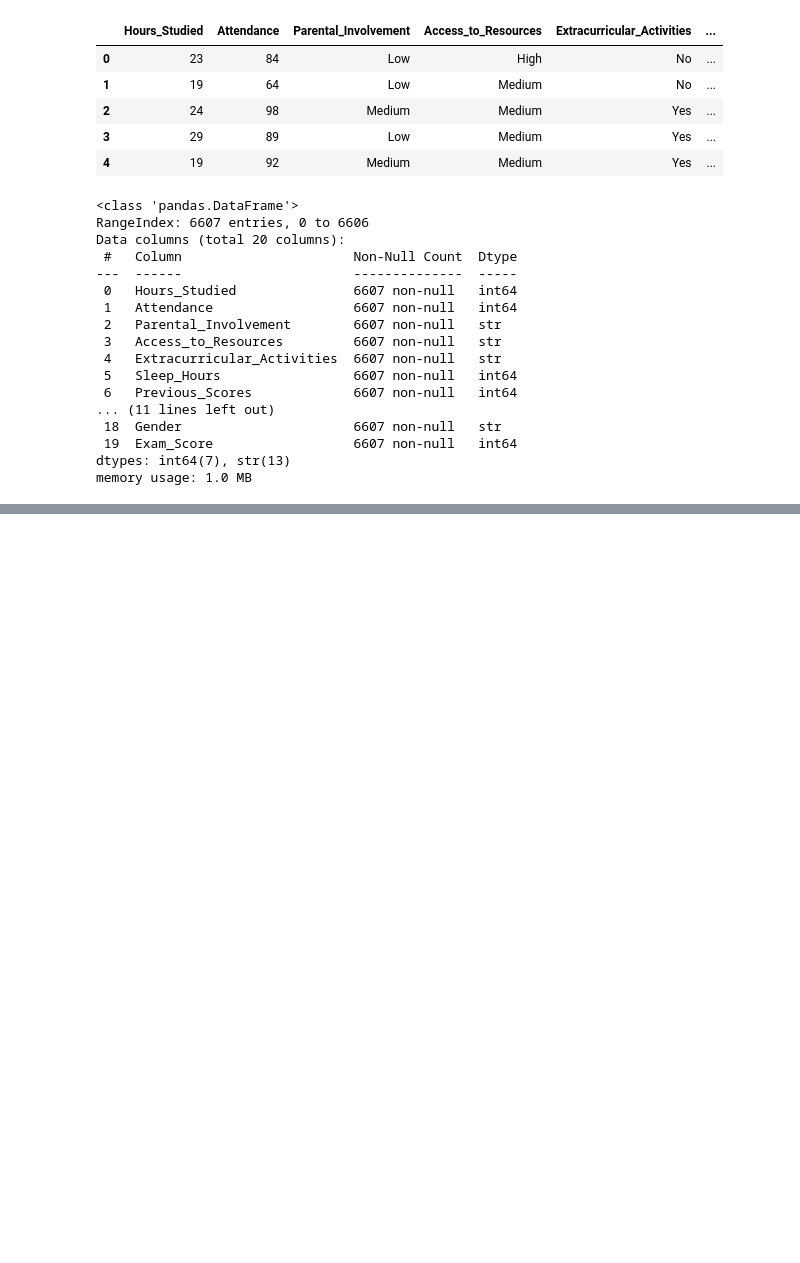
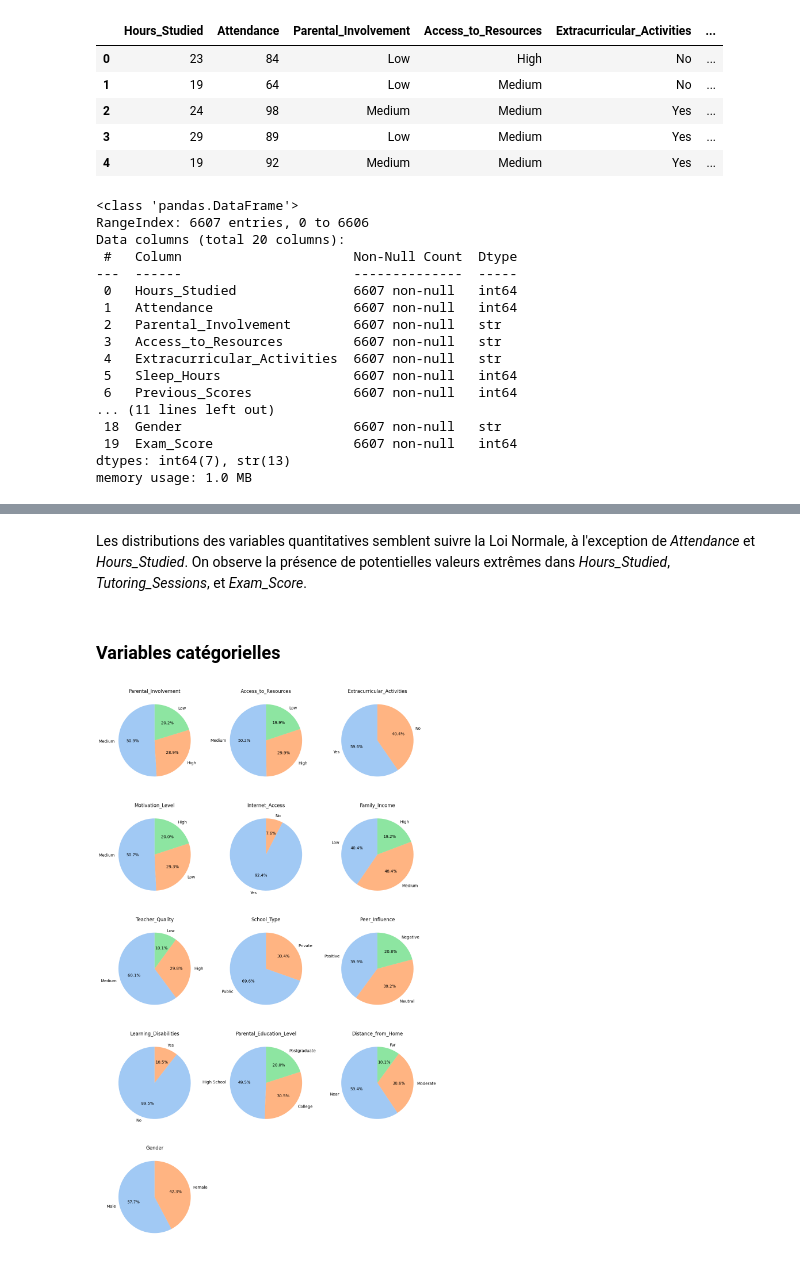
Before and after one commit to Isahrv/projet_svm, a Jupyter notebook: code.ipynb, the cells around one changed output, grey strips where cells are left out. Saved outputs shown, nothing was run; the diff lists cells and outputs as text; code cells hidden in the pictures; blank space fills up the shorter version.

```diff
--- a/code.ipynb
+++ b/code.ipynb
@@ -42,0 +69,6 @@ On constate la présence de valeurs manquantes dans Teacher_Quality, Parental_Ed
+# %%
+# Colonnes quantitatives (numériques)
+num_cols = df.select_dtypes(include=['int64']).columns.tolist()
+
+# Colonnes qualitatives catégorielles (texte)
+cat_cols = df.select_dtypes(include=['str']).columns.tolist()
@@ -42,0 +79,2 @@ On constate la présence de valeurs manquantes dans Teacher_Quality, Parental_Ed
+# %%
+palette = sns.color_palette("pastel", 10)
@@ -42,0 +138,40 @@ On constate la présence de valeurs manquantes dans Teacher_Quality, Parental_Ed
+# %% [markdown]
+Les distributions des variables quantitatives semblent suivre la Loi Normale, à l'exception de *Attendance* et *Hours_Studied*.
+On observe la présence de potentielles valeurs extrêmes dans *Hours_Studied*, *Tutoring_Sessions*, et *Exam_Score*.
+# %% [markdown]
+### Variables catégorielles
+# %%
+# Pie Chart pour variables catégorielles
+def plot_pie(columns):
+
+    n_cols = 3
+    n_rows = (len(columns) + n_cols - 1) // n_cols
+
+    fig, axes = plt.subplots(n_rows, n_cols, figsize=(12, n_rows*4))
+    axes = axes.flatten()
+
+    for i, col in enumerate(columns):
+
+        counts = df[col].value_counts()
+
+        axes[i].pie(
+            counts.values,
+            labels=counts.index,
+            autopct='%1.1f%%',
+            startangle=90,
+            colors=palette
+        )
+
+        axes[i].set_title(col)
+
+    # Suppression des axes inutilisés
+    for j in range(i + 1, len(axes)):
+        fig.delaxes(axes[j])
+
+    plt.tight_layout()
+    plt.show()
+
+# Affichage
+plot_pie(cat_cols)
+# %% [output]
+[figure, added]
```
Also changed, not shown: parts of 31 cells of this notebook, 2 other files.
